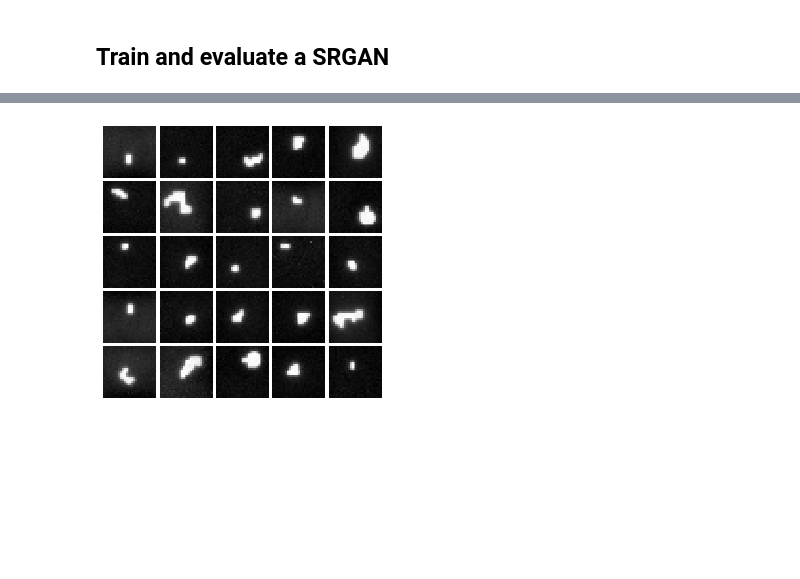
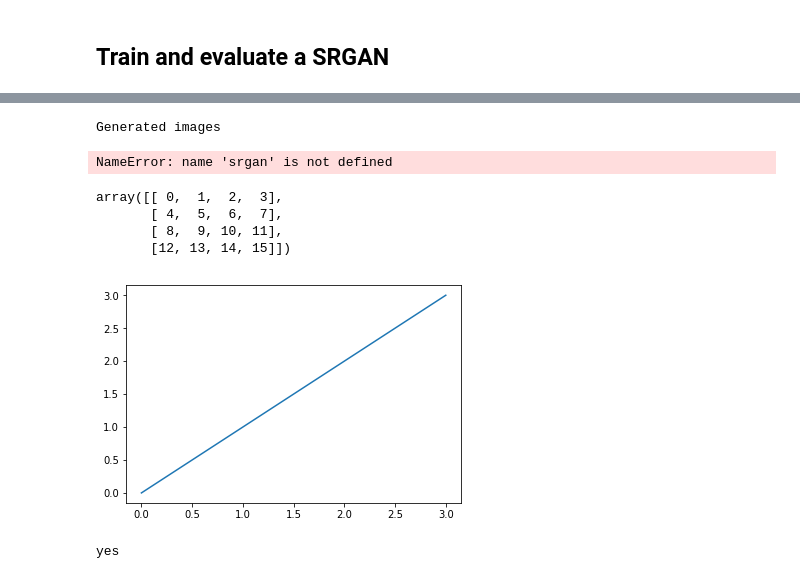
Before and after one commit to priyakasimbeg/cs231n, a Jupyter notebook: deployGAN.ipynb, the cells around one changed output, grey strips where cells are left out. Cells and saved outputs as stored; diff of their text form; code cells hidden in the pictures; blank space fills up the shorter version.

```diff
--- a/deployGAN.ipynb
+++ b/deployGAN.ipynb
@@ -82,6 +83,31 @@ for x in EPID(batch_size=100):
-# %%
-for x in PHANTOM(batch_size=100):
-    show_images(x[0:25])
-    break
-# %% [output]
-[figure, removed]
+# %%
+for x, y in zip(PHANTOM(batch_size=100, shuffle=True), EPID(batch_size=100)):
+    print('Generated images')
+    show_images(srgan.G(x)[0:25])
+    print('Source phantom images')
+    show_images(x[0:25])
+    print('EPID source')
+    show_images(y[0:25])
+    break
+# %% [output]
+Generated images
+NameError: name 'srgan' is not defined
+# %%
+import numpy as np
+from matplotlib import pyplot as plt
+x = np.reshape(range(16), [4,4])
+ctr = 1
+fig = plt.figure()
+plt.plot(x[0], figure=fig)
+x
+# %% [output]
+array([[ 0,  1,  2,  3],
+       [ 4,  5,  6,  7],
+       [ 8,  9, 10, 11],
+       [12, 13, 14, 15]])
+[figure, added]
+# %%
+if [0]:
+    print('yes')
+# %% [output]
+yes
```
Also changed, not shown: parts of 5 cells of this notebook, 1 other file.
